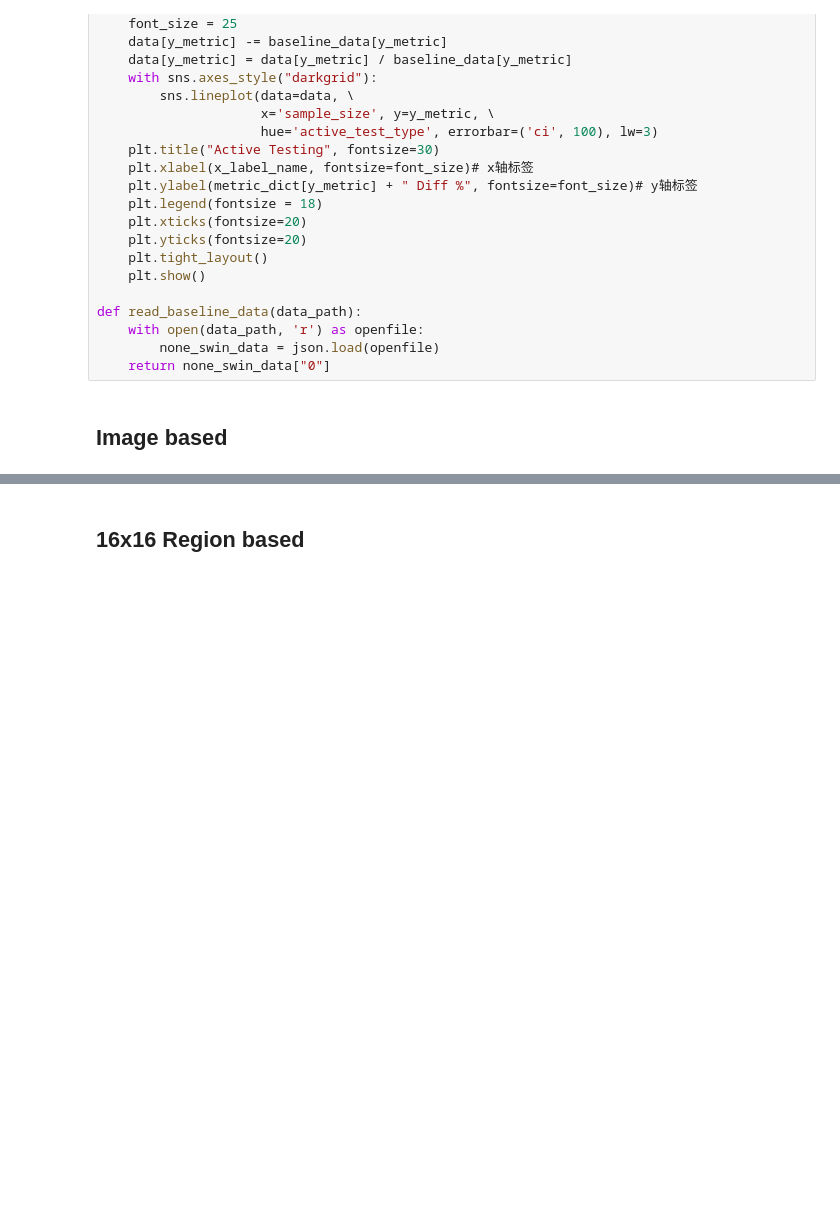
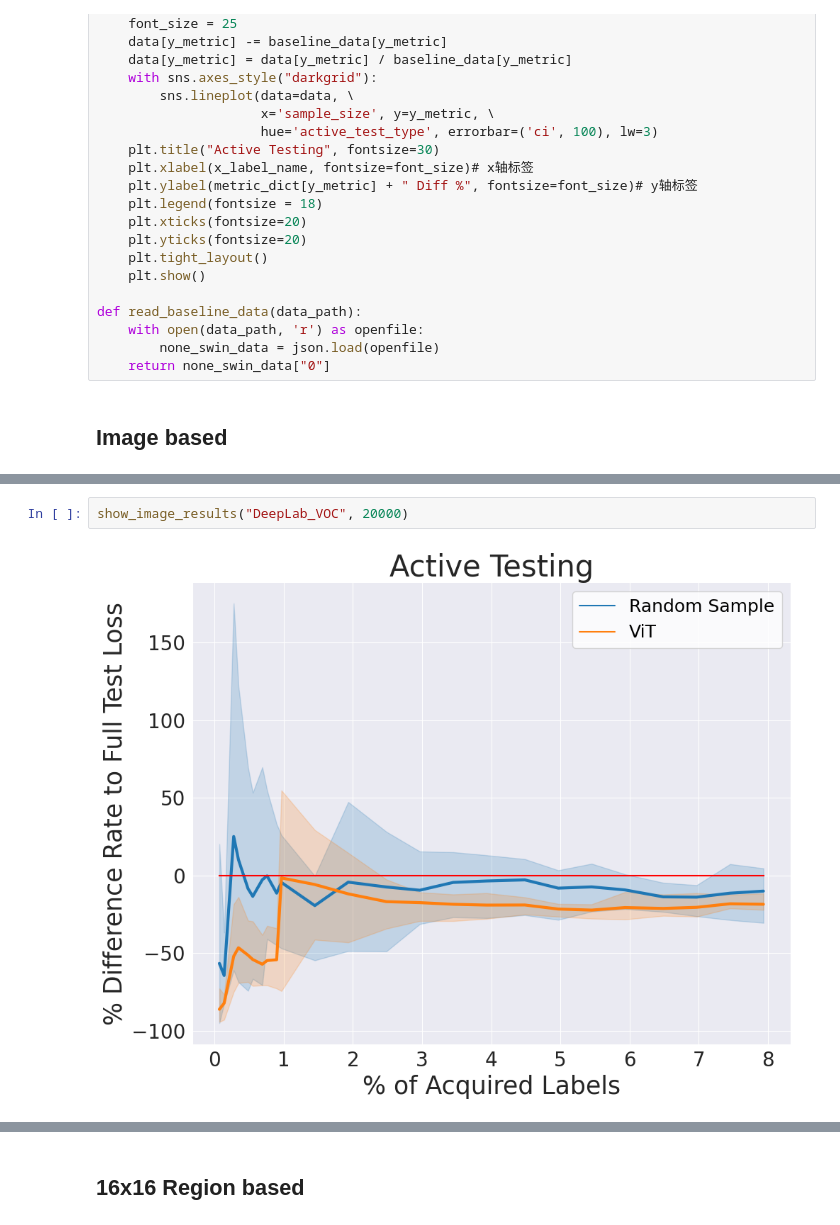
Before and after one commit to susanbao/pytorch-segmentation, a Jupyter notebook: active_testing_figure_simple.ipynb, the cells around one changed output, grey strips where cells are left out. Saved outputs shown, nothing was run; the diff lists cells and outputs as text; blank space fills up the shorter version.

```diff
--- a/active_testing_figure_simple.ipynb
+++ b/active_testing_figure_simple.ipynb
@@ -159,0 +162,4 @@ plot_all_diff_precentage_figure(results, test_whole_data, sample_size_threshold,
+# %%
+show_image_results("DeepLab_VOC", 20000)
+# %% [output]
+[figure, added]
```
Also changed, not shown: parts of 12 cells of this notebook, 29 other files.
